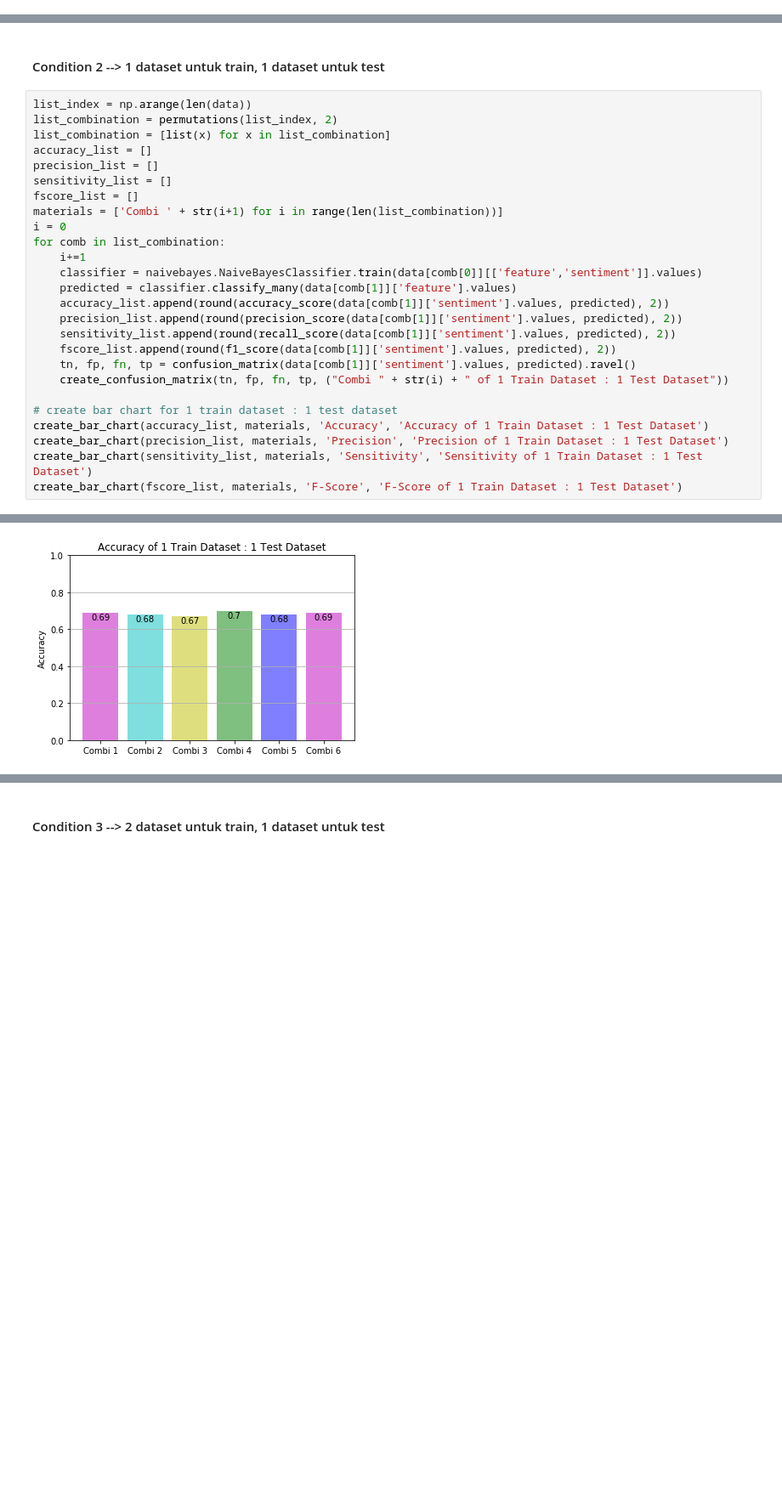
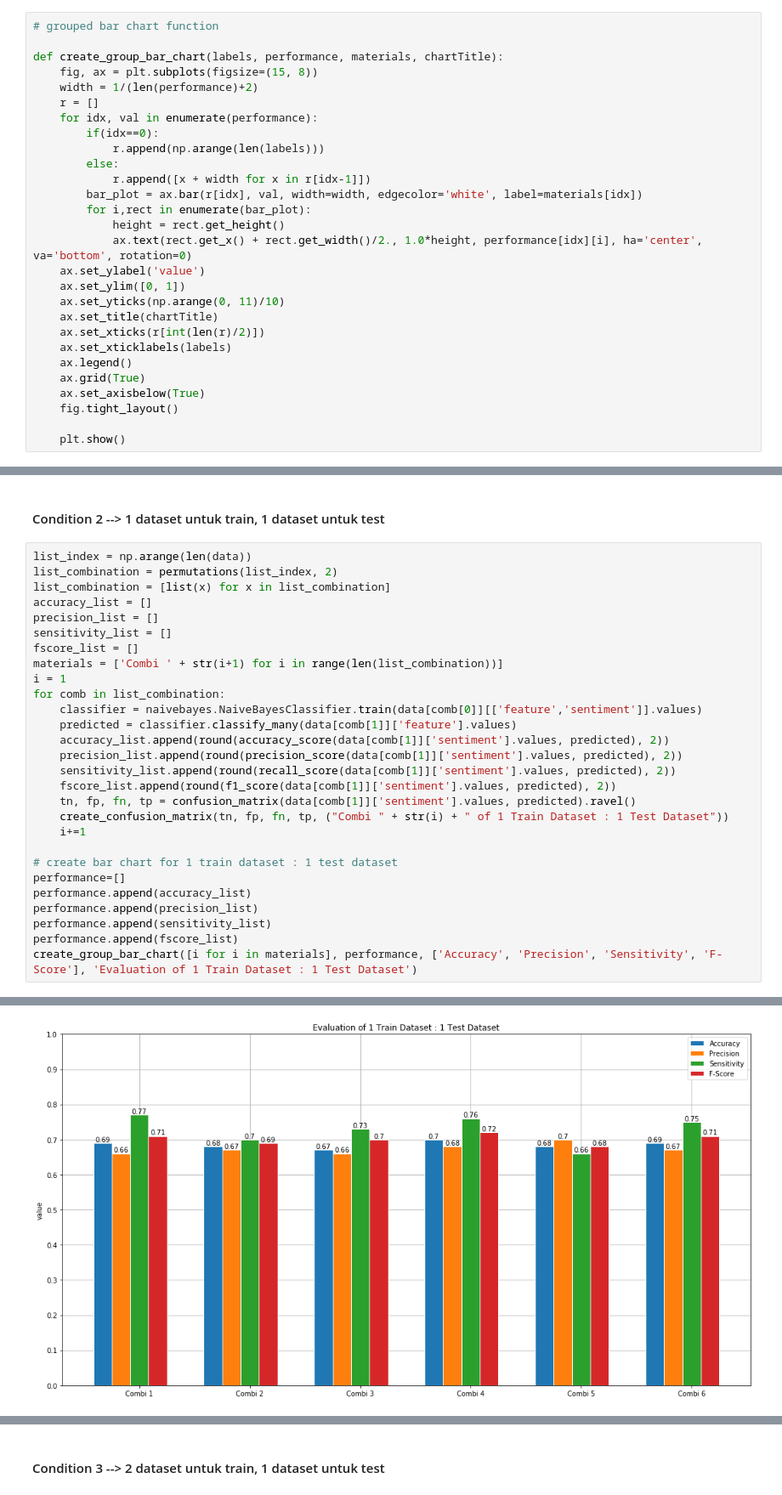
Before and after one commit to thomaswb12/Naive-Bayes-Sentiment-Analysis, a Jupyter notebook: naive_bayes.ipynb, the cells around one changed output, grey strips where cells are left out. Shown at 85% size. Cells and saved outputs as stored; diff of their text form; blank space fills up the shorter version.

```diff
--- a/naive_bayes.ipynb
+++ b/naive_bayes.ipynb
@@ -92,3 +92,31 @@ def create_bar_with_error_chart(CTEs, error, materials, yLabel, chartTitle):
     ax.set_xticklabels(materials)
     ax.set_title(chartTitle)
     ax.yaxis.grid(True)
+# %%
+# grouped bar chart function
+
+def create_group_bar_chart(labels, performance, materials, chartTitle):
+    fig, ax = plt.subplots(figsize=(15, 8))
+    width = 1/(len(performance)+2)
+    r = []
+    for idx, val in enumerate(performance):
+        if(idx==0):
+            r.append(np.arange(len(labels)))
+        else:
+            r.append([x + width for x in r[idx-1]])
+        bar_plot = ax.bar(r[idx], val, width=width, edgecolor='white', label=materials[idx])
+        for i,rect in enumerate(bar_plot):
+            height = rect.get_height()
+            ax.text(rect.get_x() + rect.get_width()/2., 1.0*height, performance[idx][i], ha='center', va='bottom', rotation=0)
+    ax.set_ylabel('value')
+    ax.set_ylim([0, 1])
+    ax.set_yticks(np.arange(0, 11)/10)
+    ax.set_title(chartTitle)
+    ax.set_xticks(r[int(len(r)/2)])
+    ax.set_xticklabels(labels)
+    ax.legend()
+    ax.grid(True)
+    ax.set_axisbelow(True)
+    fig.tight_layout()
+
+    plt.show()
@@ -201,39 +290,41 @@ precision_list = []
 sensitivity_list = []
 fscore_list = []
 materials = ['Combi ' + str(i+1) for i in range(len(list_combination))]
-i = 0
+i = 1
 for comb in list_combination:
-    i+=1
     classifier = naivebayes.NaiveBayesClassifier.train(data[comb[0]][['feature','sentiment']].values)
     predicted = classifier.classify_many(data[comb[1]]['feature'].values)
     accuracy_list.append(round(accuracy_score(data[comb[1]]['sentiment'].values, predicted), 2))
     precision_list.append(round(precision_score(data[comb[1]]['sentiment'].values, predicted), 2))
     sensitivity_list.append(round(recall_score(data[comb[1]]['sentiment'].values, predicted), 2))
     fscore_list.append(round(f1_score(data[comb[1]]['sentiment'].values, predicted), 2))
     tn, fp, fn, tp = confusion_matrix(data[comb[1]]['sentiment'].values, predicted).ravel()
     create_confusion_matrix(tn, fp, fn, tp, ("Combi " + str(i) + " of 1 Train Dataset : 1 Test Dataset"))
+    i+=1
 
 # create bar chart for 1 train dataset : 1 test dataset
-create_bar_chart(accuracy_list, materials, 'Accuracy', 'Accuracy of 1 Train Dataset : 1 Test Dataset')
-create_bar_chart(precision_list, materials, 'Precision', 'Precision of 1 Train Dataset : 1 Test Dataset')
-create_bar_chart(sensitivity_list, materials, 'Sensitivity', 'Sensitivity of 1 Train Dataset : 1 Test Dataset')
-create_bar_chart(fscore_list, materials, 'F-Score', 'F-Score of 1 Train Dataset : 1 Test Dataset')
+performance=[]
+performance.append(accuracy_list)
+performance.append(precision_list)
+performance.append(sensitivity_list)
+performance.append(fscore_list)
+create_group_bar_chart([i for i in materials], performance, ['Accuracy', 'Precision', 'Sensitivity', 'F-Score'], 'Evaluation of 1 Train Dataset : 1 Test Dataset')
 # %% [output]
 Confusion Matrix Combi 1 of 1 Train Dataset : 1 Test Dataset
               Predicted True  Predicted False
 Actual True              383              117
 Actual False             196              304
 
 Confusion Matrix Combi 2 of 1 Train Dataset : 1 Test Dataset
               Predicted True  Predicted False
 Actual True              352              148
 Actual False             175              325
 
 Confusion Matrix Combi 3 of 1 Train Dataset : 1 Test Dataset
               Predicted True  Predicted False
 ... (13 lines left out)
 Confusion Matrix Combi 6 of 1 Train Dataset : 1 Test Dataset
               Predicted True  Predicted False
 Actual True              373              127
 Actual False             183              317
-[figure, old version]
+[figure, new version]
```
Also changed, not shown: parts of 5 cells of this notebook.
